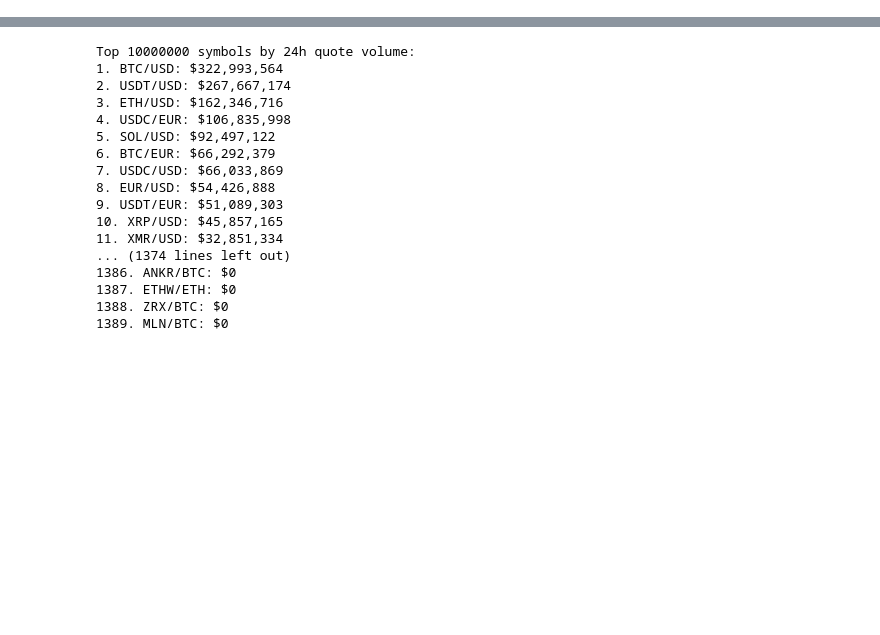
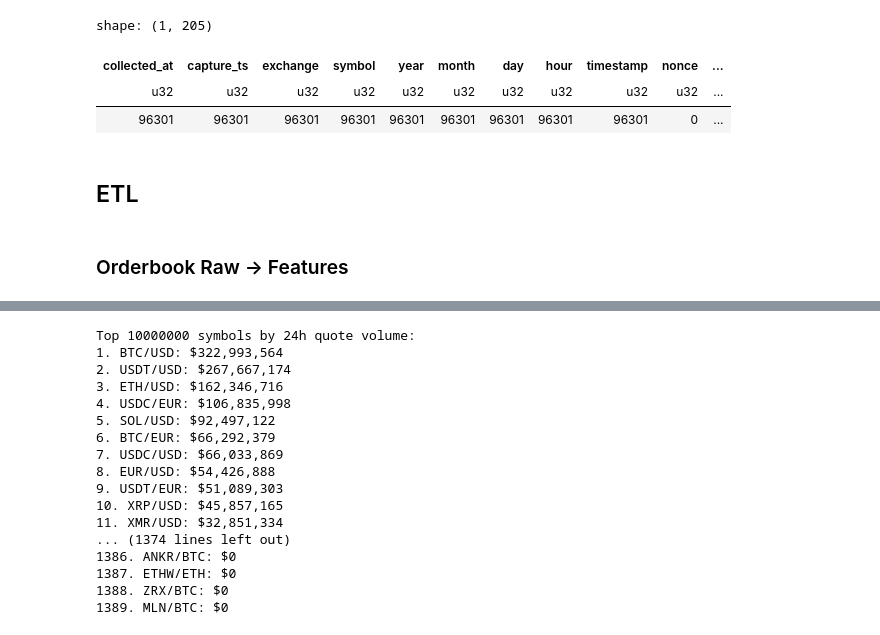
Before and after one commit to jp-quant/daedalus, a Jupyter notebook: R&D.ipynb, the cells around one changed output, grey strips where cells are left out. Cells and saved outputs as stored; diff of their text form; code cells hidden in the pictures; blank space fills up the shorter version.

```diff
--- a/R&D.ipynb
+++ b/R&D.ipynb
@@ -3,3 +3,6 @@ import os
 import numpy as np
 import pandas as pd
 import polars as pl
+# %%
+lf = pl.scan_parquet("data/processed/silver/orderbook/**/*.parquet")
+lf.collect_schema()
@@ -6,3 +27,15 @@ import polars as pl
+# %%
+df = lf.collect()
+df.count()
+# %% [output]
+shape: (1, 205)
+| collected_at | capture_ts | exchange | symbol | year | month | day | hour | timestamp | nonce | ... |
+| u32 | u32 | u32 | u32 | u32 | u32 | u32 | u32 | u32 | u32 | ... |
+| 96301 | 96301 | 96301 | 96301 | 96301 | 96301 | 96301 | 96301 | 96301 | 0 | ... |
+# %% [markdown]
+## ETL
+# %% [markdown]
+### Orderbook Raw -> Features
 # %%
 # Lazy scan all orderbook files
 orderbook_lf = pl.scan_parquet("data/raw/ready/ccxt/orderbook/**/*.parquet")
```
Also changed, not shown: parts of 11 cells of this notebook, 12 other files.
